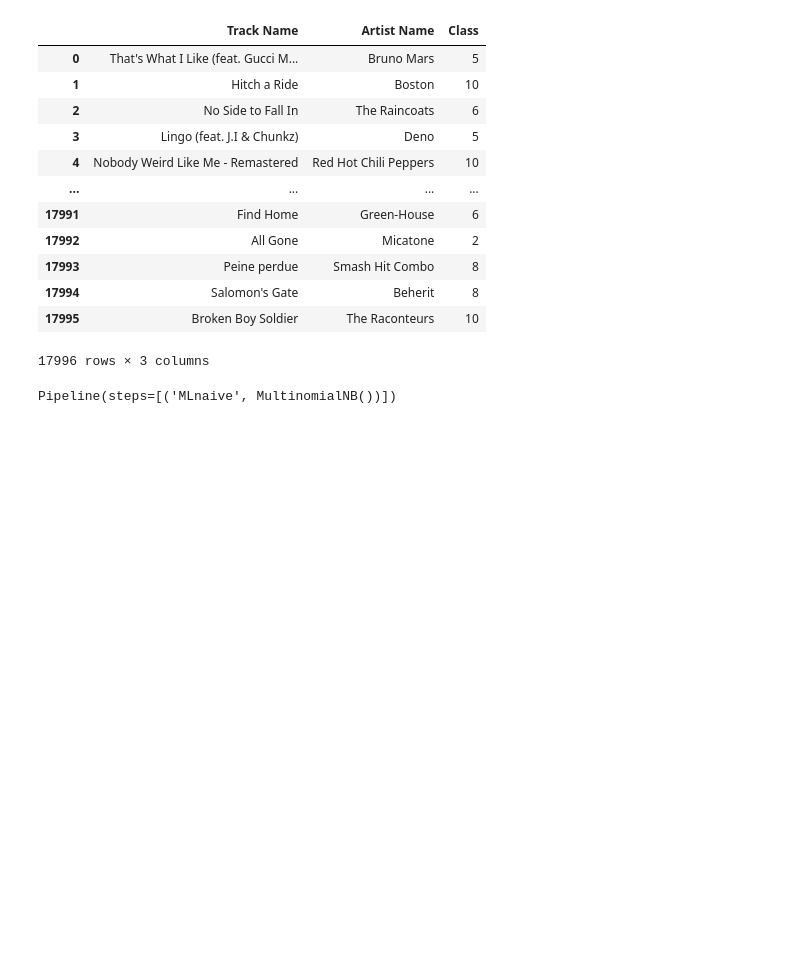
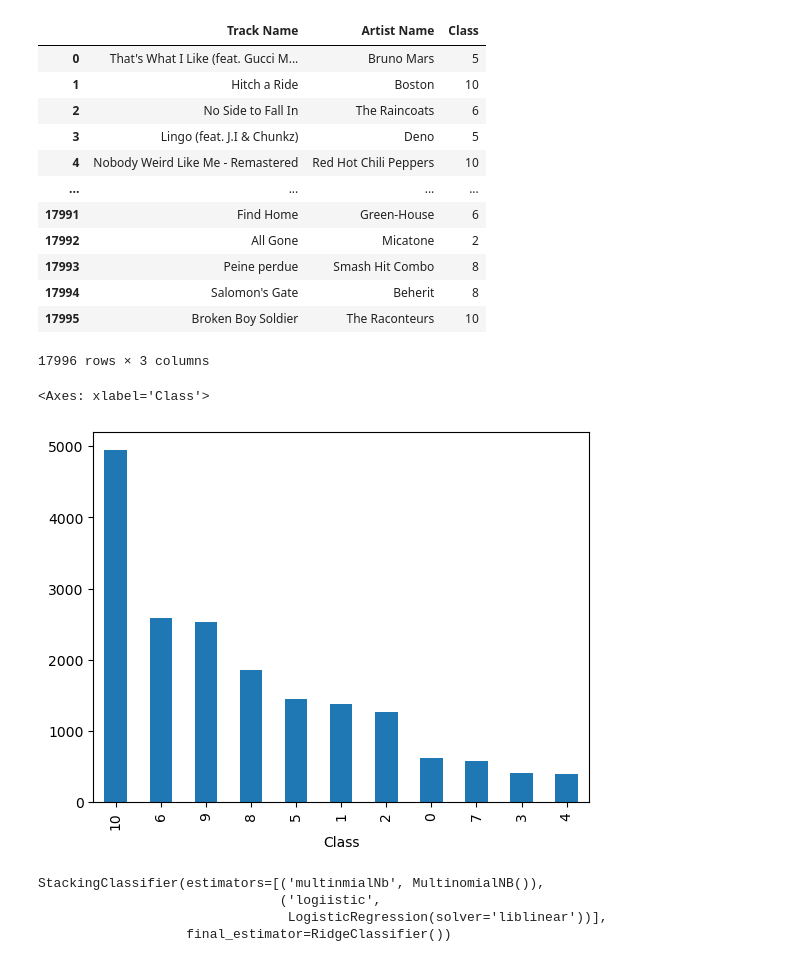
Before and after one commit to seifelsaid/Music_Classes, a Jupyter notebook: Music_Classes.ipynb, the cells around one changed output. Saved outputs shown, nothing was run; the diff lists cells and outputs as text; code cells hidden in the pictures; blank space fills up the shorter version.

```diff
--- a/Music_Classes.ipynb
+++ b/Music_Classes.ipynb
@@ -443,4 +449,9 @@ data
 | 17994 | Salomon's Gate | Beherit | 8 |
 | 17995 | Broken Boy Soldier | The Raconteurs | 10 |
 17996 rows × 3 columns
+# %%
+data["Class"].value_counts().plot(kind="bar")
+# %% [output]
+<Axes: xlabel='Class'>
+[figure, added]
 # %%
@@ -475,5 +492,8 @@ x_test_dense = x_test_combined.toarray()
 # %%
-model.fit(x_train_dense,y_train)
+stacked_model.fit(x_train_res,y_train_res)
 # %% [output]
-Pipeline(steps=[('MLnaive', MultinomialNB())])
+StackingClassifier(estimators=[('multinmialNb', MultinomialNB()),
+                               ('logiistic',
+                                LogisticRegression(solver='liblinear'))],
+                   final_estimator=RidgeClassifier())
 # %%
```
Also changed, not shown: parts of 10 cells of this notebook.
